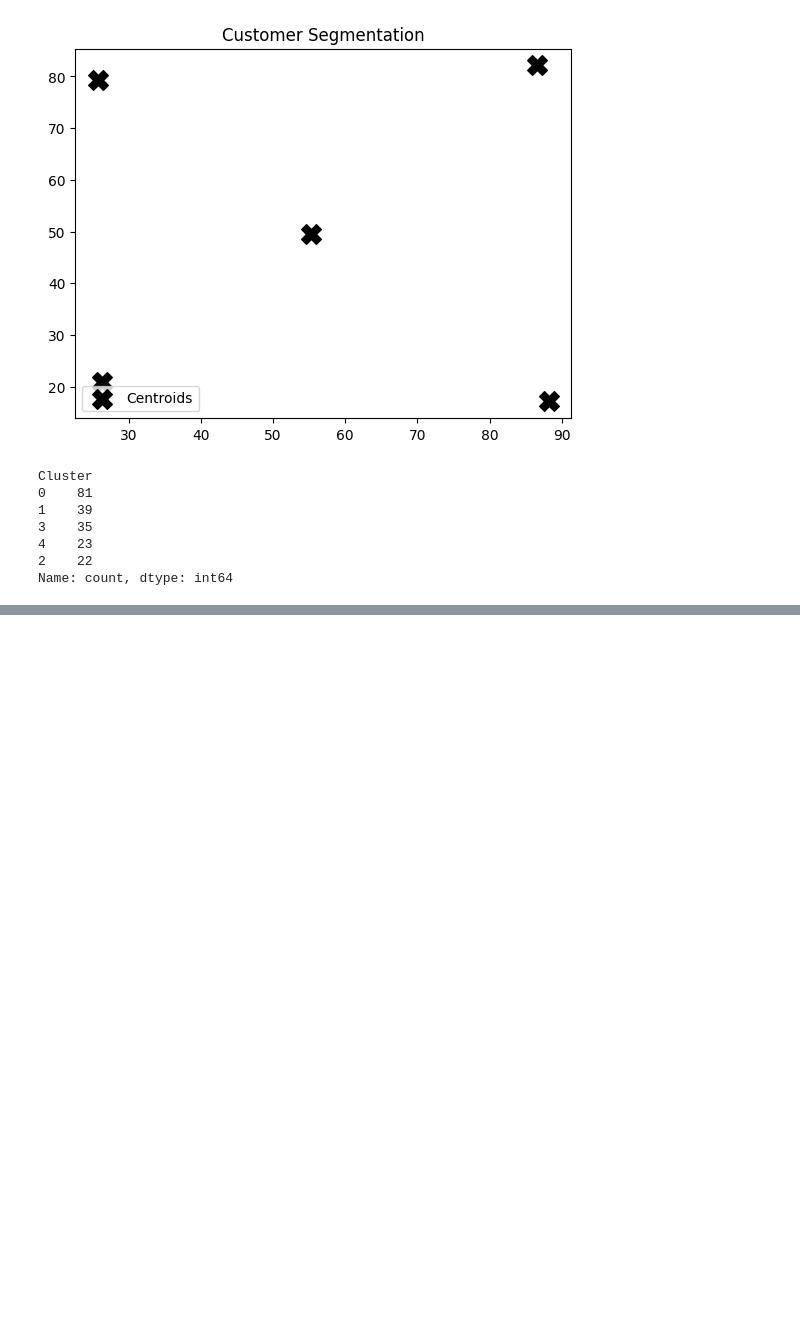
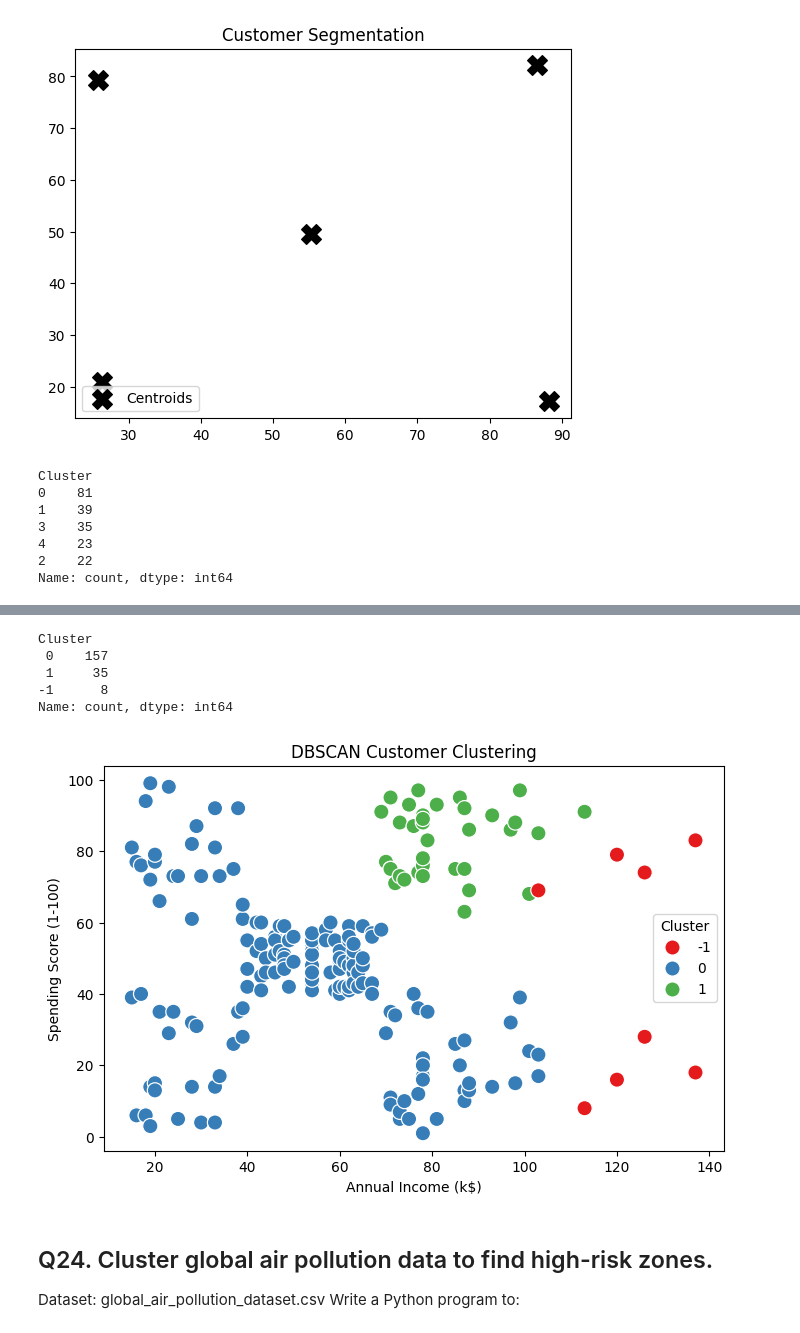
Before and after one commit to Dhyan-Shah/Sparks_AI_ML_Internship, a Jupyter notebook: ML/Practice/ML_Test.ipynb, the cells around one changed output, grey strips where cells are left out. Saved outputs shown, nothing was run; the diff lists cells and outputs as text; code cells hidden in the pictures; blank space fills up the shorter version.

```diff
--- a/ML/Practice/ML_Test.ipynb
+++ b/ML/Practice/ML_Test.ipynb
@@ -2670,0 +2871,2 @@ Name: count, dtype: int64
+# %%
+df23=pd.read_csv('./Mall_Customers 2.csv')
@@ -2670,0 +2906,20 @@ Name: count, dtype: int64
+# %%
+X = df23[['Annual Income (k$)',
+        'Spending Score (1-100)']]
+# %%
+from sklearn.preprocessing import StandardScaler
+
+scaler = StandardScaler()
+
+X_scaled = scaler.fit_transform(X)
+# %%
+model = DBSCAN(
+
+    eps=0.5,
+
+    min_samples=5
+)
+
+clusters = model.fit_predict(X_scaled)
+
+df23['Cluster'] = clusters
@@ -2670,0 +2935,35 @@ Name: count, dtype: int64
+# %%
+print(df23['Cluster'].value_counts())
+# %% [output]
+Cluster
+ 0    157
+ 1     35
+-1      8
+Name: count, dtype: int64
+# %%
+plt.figure(figsize=(8,5))
+
+sns.scatterplot(
+
+    x='Annual Income (k$)',
+
+    y='Spending Score (1-100)',
+
+    hue='Cluster',
+
+    palette='Set1',
+
+    data=df23,
+
+    s=120
+)
+
+plt.title("DBSCAN Customer Clustering")
+
+plt.show()
+# %% [output]
+[figure, added]
+# %% [markdown]
+## Q24. Cluster global air pollution data to find high-risk zones.
+ Dataset: global_air_pollution_dataset.csv
+Write a Python program to:
```
Also changed, not shown: parts of 26 cells of this notebook.
